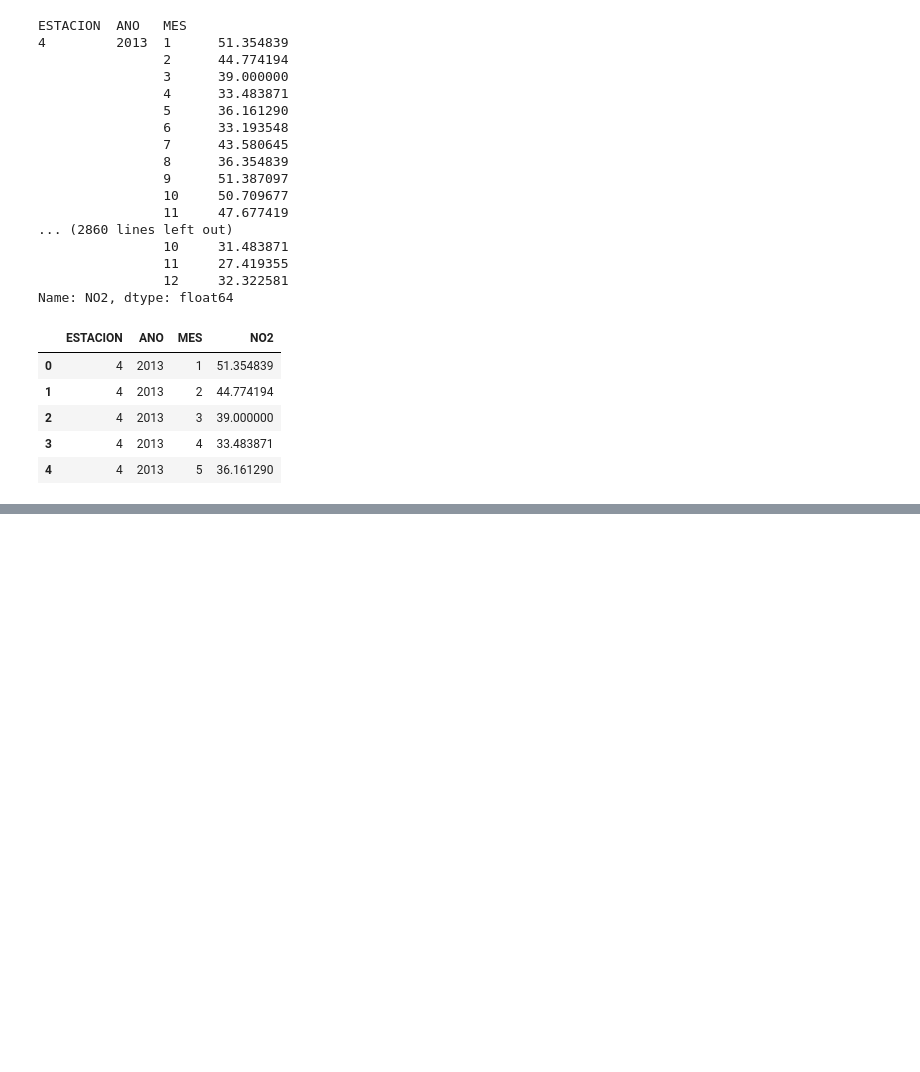
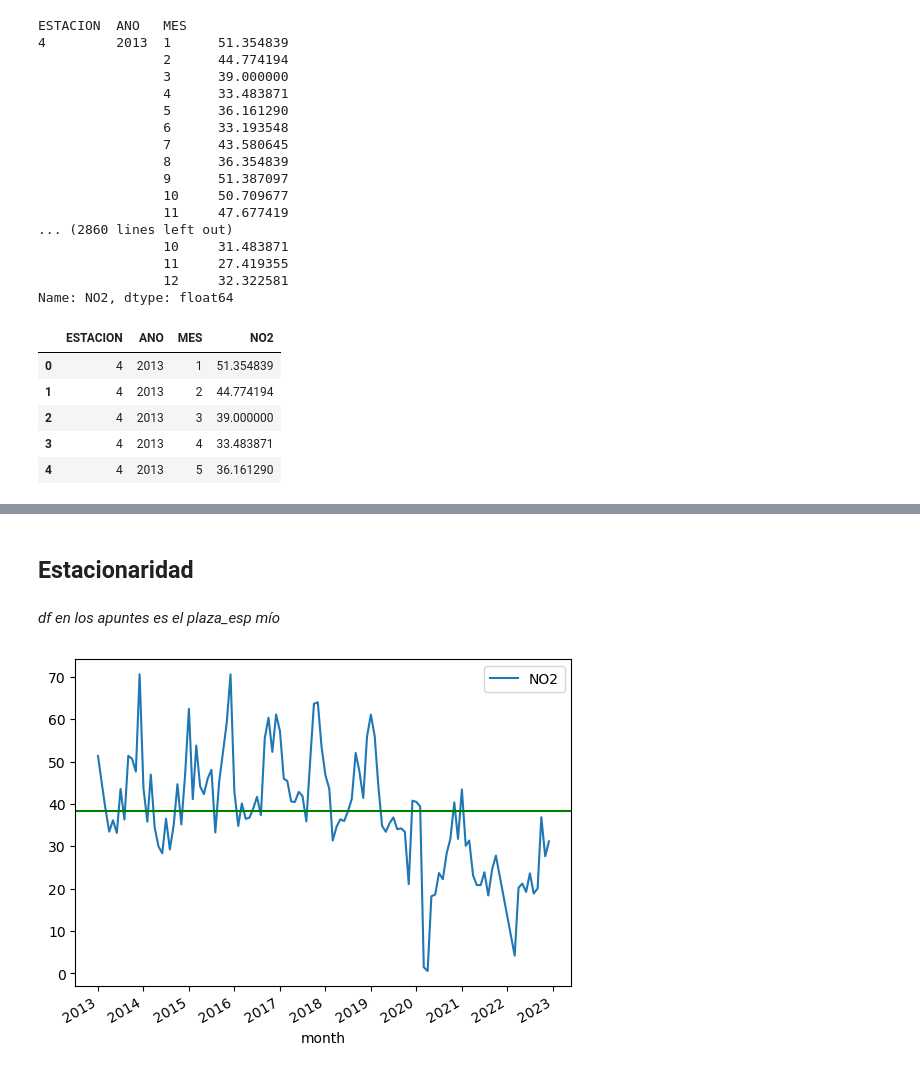
Before and after one commit to charlieciordia/AQ-MAD, a Jupyter notebook: notebook/AQ CLEAN ML.ipynb, the cells around one changed output, grey strips where cells are left out. Saved outputs shown, nothing was run; the diff lists cells and outputs as text; code cells hidden in the pictures; blank space fills up the shorter version.

Commit message:
estacionaridad

```diff
--- a/notebook/AQ CLEAN ML.ipynb
+++ b/notebook/AQ CLEAN ML.ipynb
@@ -128,0 +163,2 @@ df_monthly_avg.head()
+# %%
+plaza_esp.drop(['ANO', 'MES'], axis=1, inplace=True)
@@ -128,0 +180,3 @@ df_monthly_avg.head()
+# %%
+plaza_esp.index = pd.to_datetime(plaza_esp["month"])
+plaza_esp.head()
@@ -128,0 +283,9 @@ df_monthly_avg.head()
+# %% [markdown]
+## Estacionaridad
+# %% [markdown]
+*df en los apuntes es el plaza_esp mío*
+# %%
+plaza_esp.plot()
+plt.axhline(plaza_esp.NO2.mean(), c = "g");
+# %% [output]
+[figure, added]
```
Also changed, not shown: parts of 21 cells of this notebook.
